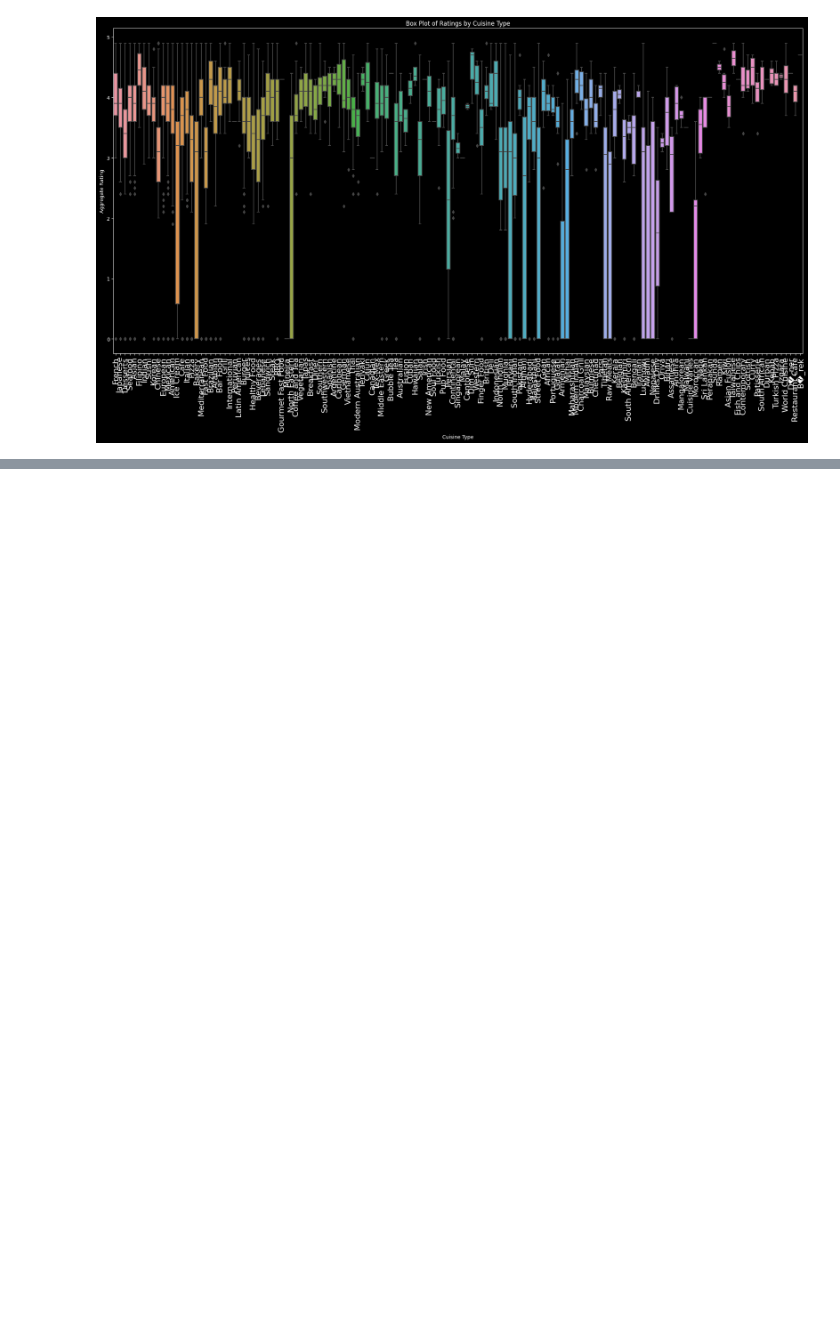
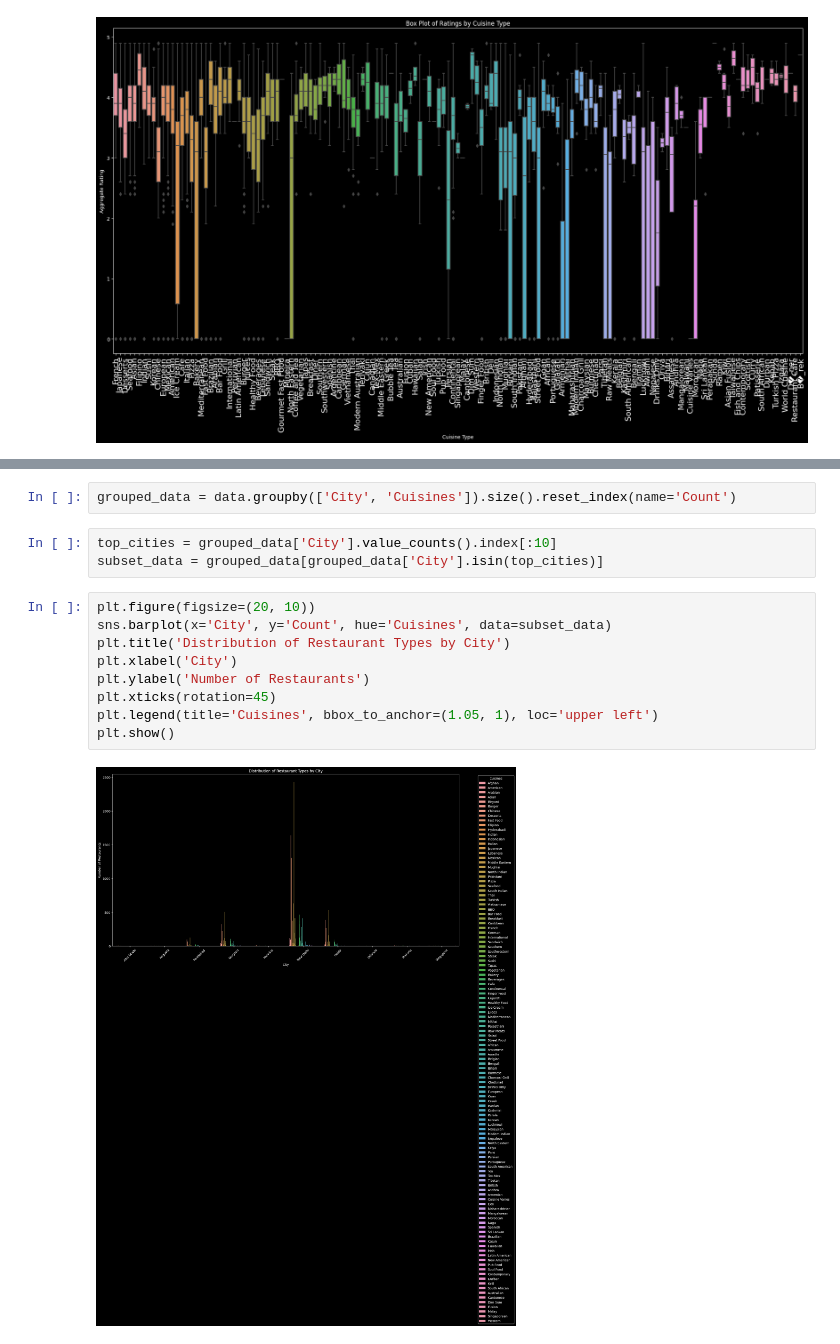
Before and after one commit to Saicharanraju0099/Cognifyzinternship, a Jupyter notebook: cognifyzproject.ipynb, the cells around one changed output, grey strips where cells are left out. Drawn from its saved outputs; the diff is of its cells as text; blank space fills up the shorter version.

```diff
--- a/cognifyzproject.ipynb
+++ b/cognifyzproject.ipynb
@@ -521,0 +547,16 @@ plt.show()
+# %%
+grouped_data = data.groupby(['City', 'Cuisines']).size().reset_index(name='Count')
+# %%
+top_cities = grouped_data['City'].value_counts().index[:10]
+subset_data = grouped_data[grouped_data['City'].isin(top_cities)]
+# %%
+plt.figure(figsize=(20, 10))
+sns.barplot(x='City', y='Count', hue='Cuisines', data=subset_data)
+plt.title('Distribution of Restaurant Types by City')
+plt.xlabel('City')
+plt.ylabel('Number of Restaurants')
+plt.xticks(rotation=45)
+plt.legend(title='Cuisines', bbox_to_anchor=(1.05, 1), loc='upper left')
+plt.show()
+# %% [output]
+[figure, added]
```
Also changed, not shown: parts of 14 cells of this notebook.
